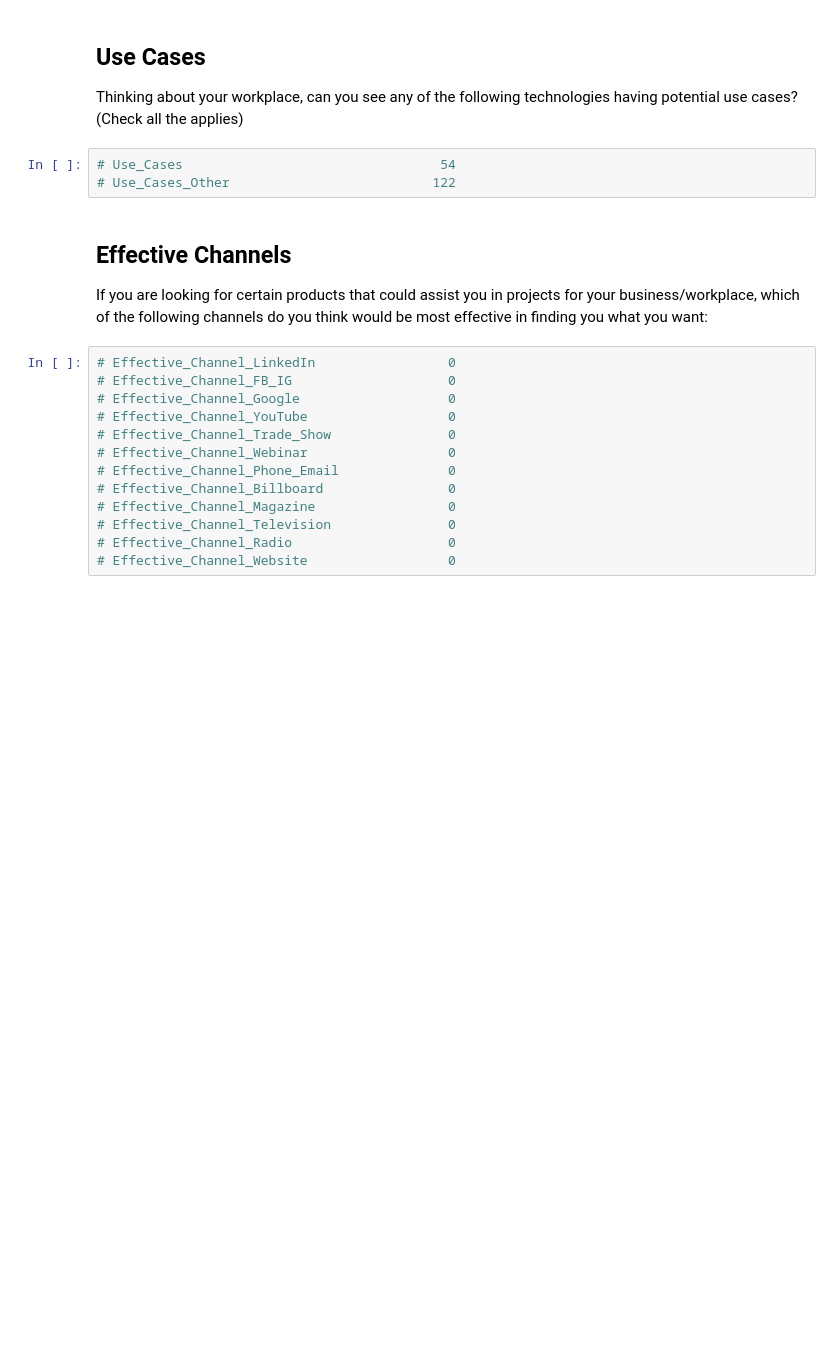
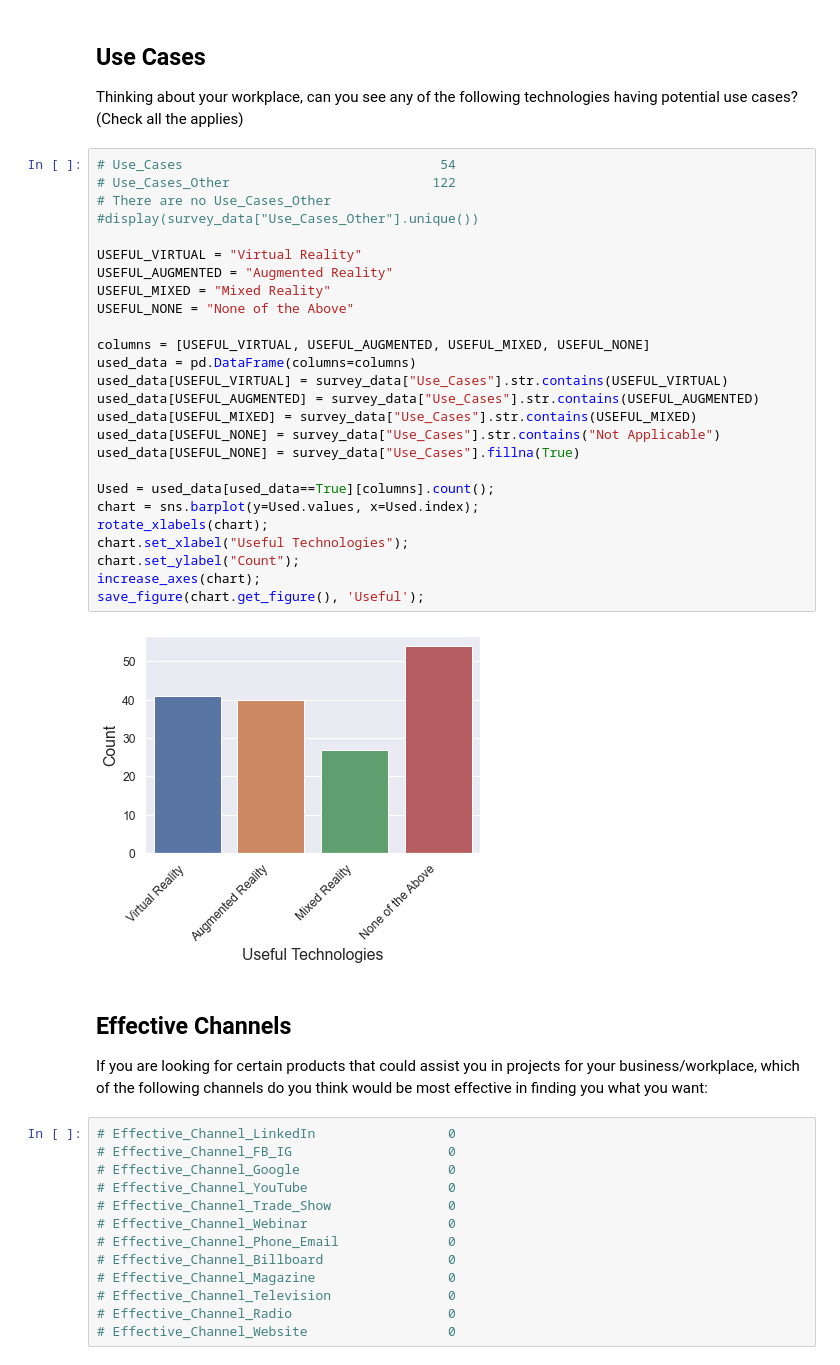
Before and after one commit to markhary/mktg3554_survey, a Jupyter notebook: holly.ipynb, the cells around one changed output. Saved outputs shown, nothing was run; the diff lists cells and outputs as text; blank space fills up the shorter version.

```diff
--- a/holly.ipynb
+++ b/holly.ipynb
@@ -339,9 +365,34 @@ Have you used any of the following (Check all that applies):
 # %% [markdown]
 ## Use Cases
 Thinking about your workplace, can you see any of the following technologies having potential use cases? (Check all the applies)
-# %%
-# Use_Cases                                 54
-# Use_Cases_Other                          122
+# %%
+# Use_Cases                                 54
+# Use_Cases_Other                          122
+# There are no Use_Cases_Other
+#display(survey_data["Use_Cases_Other"].unique())
+
+USEFUL_VIRTUAL = "Virtual Reality"
+USEFUL_AUGMENTED = "Augmented Reality"
+USEFUL_MIXED = "Mixed Reality"
+USEFUL_NONE = "None of the Above"
+
+columns = [USEFUL_VIRTUAL, USEFUL_AUGMENTED, USEFUL_MIXED, USEFUL_NONE]
+used_data = pd.DataFrame(columns=columns)
+used_data[USEFUL_VIRTUAL] = survey_data["Use_Cases"].str.contains(USEFUL_VIRTUAL)
+used_data[USEFUL_AUGMENTED] = survey_data["Use_Cases"].str.contains(USEFUL_AUGMENTED)
+used_data[USEFUL_MIXED] = survey_data["Use_Cases"].str.contains(USEFUL_MIXED)
+used_data[USEFUL_NONE] = survey_data["Use_Cases"].str.contains("Not Applicable")
+used_data[USEFUL_NONE] = survey_data["Use_Cases"].fillna(True)
+
+Used = used_data[used_data==True][columns].count();
+chart = sns.barplot(y=Used.values, x=Used.index);
+rotate_xlabels(chart);
+chart.set_xlabel("Useful Technologies");
+chart.set_ylabel("Count");
+increase_axes(chart);
+save_figure(chart.get_figure(), 'Useful');
+# %% [output]
+[figure, added]
 # %% [markdown]
 ## Effective Channels
 If you are looking for certain products that could assist you in projects for your business/workplace, which of the following channels do you think would be most effective in finding you what you want:
```
Also changed, not shown: parts of 5 cells of this notebook.
